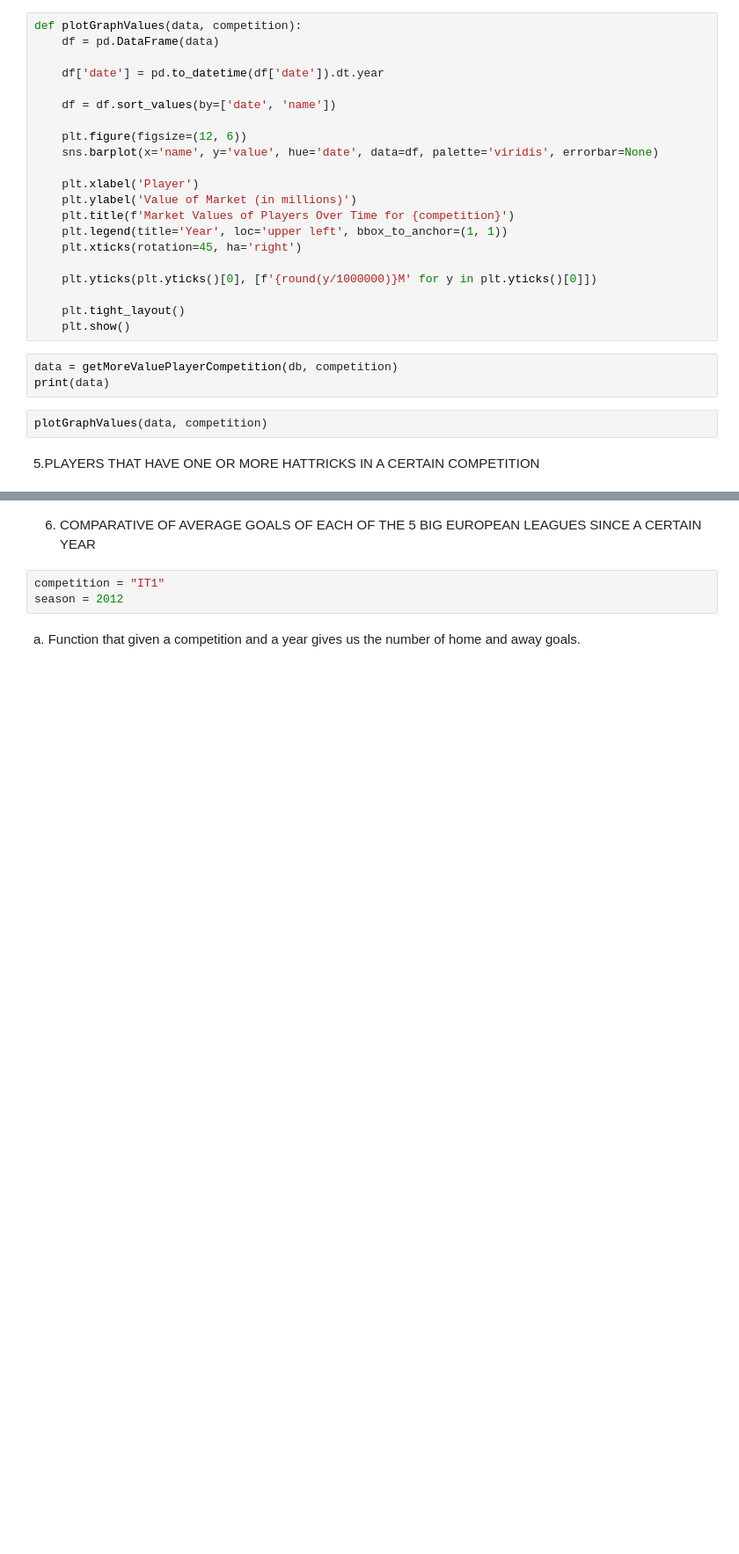
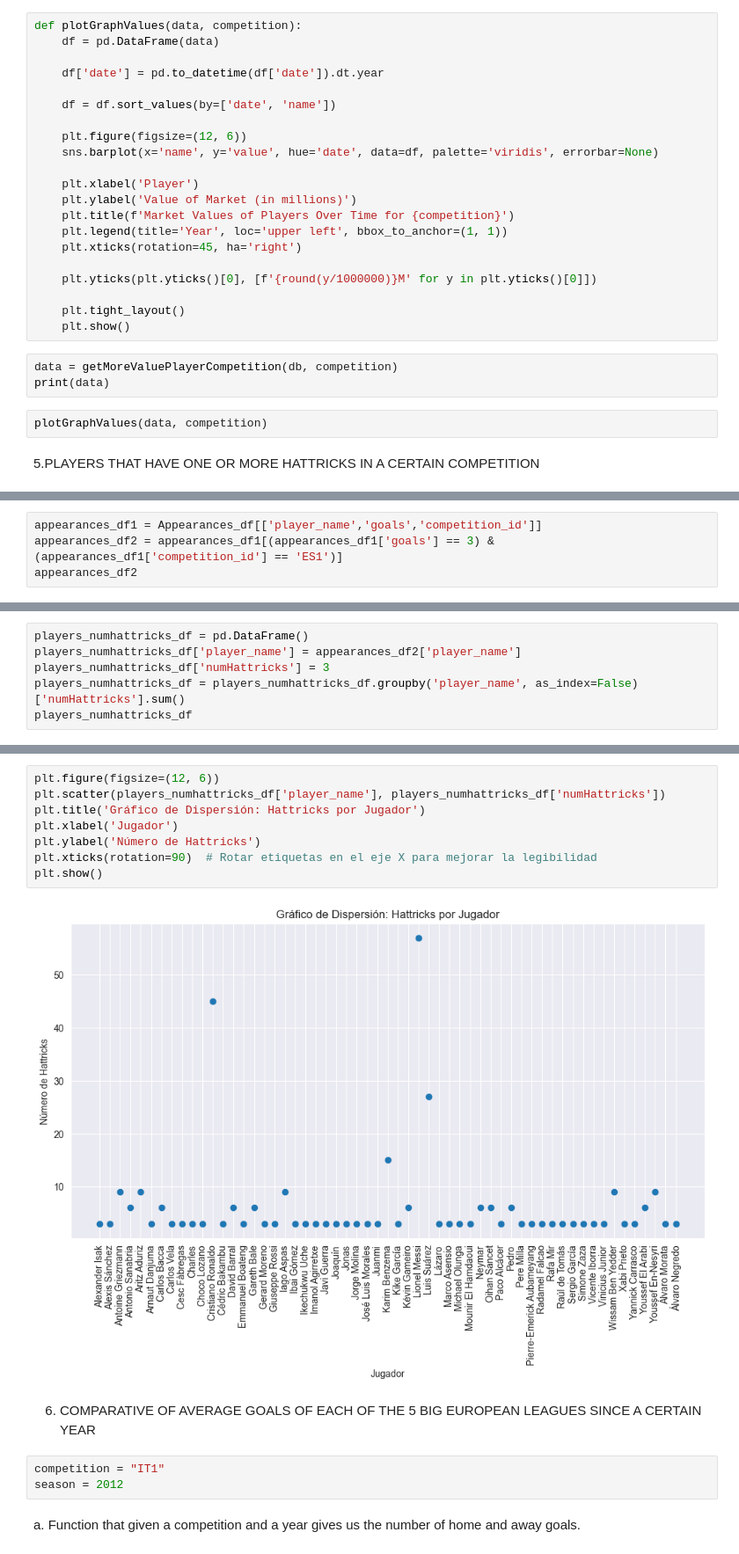
Before and after one commit to JavierBlancoGonzalez/Erasmus-IUM-6--Data_Analytics, a Jupyter notebook: solution/Data_Analytic.ipynb, the cells around one changed output, grey strips where cells are left out. Shown: that part at 88% size. Cells and saved outputs as stored; diff of their text form; blank space fills up the shorter version.

```diff
--- a/solution/Data_Analytic.ipynb
+++ b/solution/Data_Analytic.ipynb
@@ -571,0 +495,4 @@ getDispersionGraphicForHattricks(hattricks_register)
+# %%
+appearances_df1 = Appearances_df[['player_name','goals','competition_id']]
+appearances_df2 = appearances_df1[(appearances_df1['goals'] == 3) & (appearances_df1['competition_id'] == 'ES1')]
+appearances_df2
@@ -571,0 +513,6 @@ getDispersionGraphicForHattricks(hattricks_register)
+# %%
+players_numhattricks_df = pd.DataFrame()
+players_numhattricks_df['player_name'] = appearances_df2['player_name']
+players_numhattricks_df['numHattricks'] = 3
+players_numhattricks_df = players_numhattricks_df.groupby('player_name', as_index=False)['numHattricks'].sum()
+players_numhattricks_df
@@ -572,3 +537,13 @@ getDispersionGraphicForHattricks(hattricks_register)
+# %%
+plt.figure(figsize=(12, 6))
+plt.scatter(players_numhattricks_df['player_name'], players_numhattricks_df['numHattricks'])
+plt.title('Gráfico de Dispersión: Hattricks por Jugador')
+plt.xlabel('Jugador')
+plt.ylabel('Número de Hattricks')
+plt.xticks(rotation=90)  # Rotar etiquetas en el eje X para mejorar la legibilidad
+plt.show()
+# %% [output]
+[figure, added]
 # %% [markdown]
 6. COMPARATIVE OF AVERAGE GOALS OF EACH OF THE 5 BIG EUROPEAN LEAGUES SINCE A CERTAIN YEAR
 # %%
```
Also changed, not shown: parts of 35 cells of this notebook.
